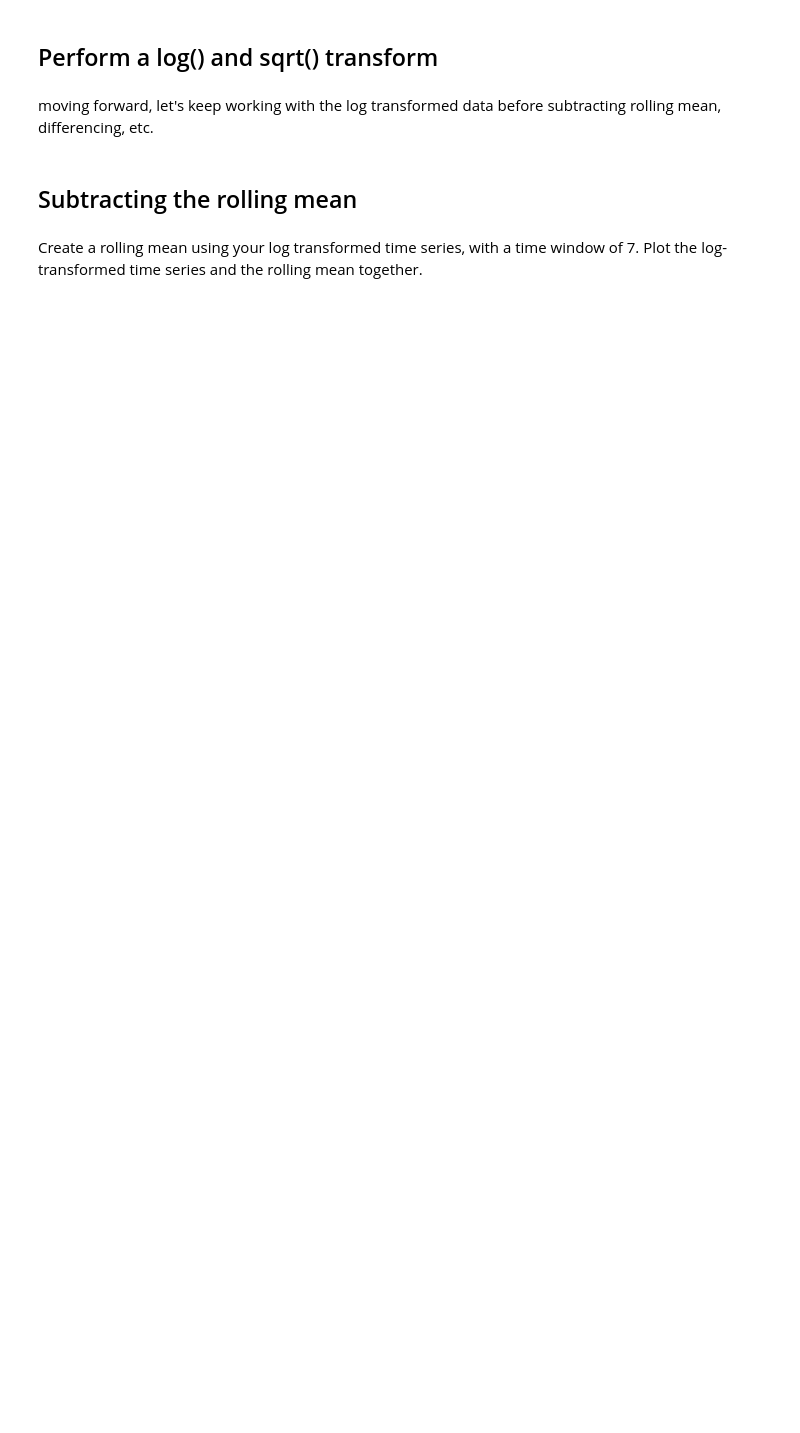
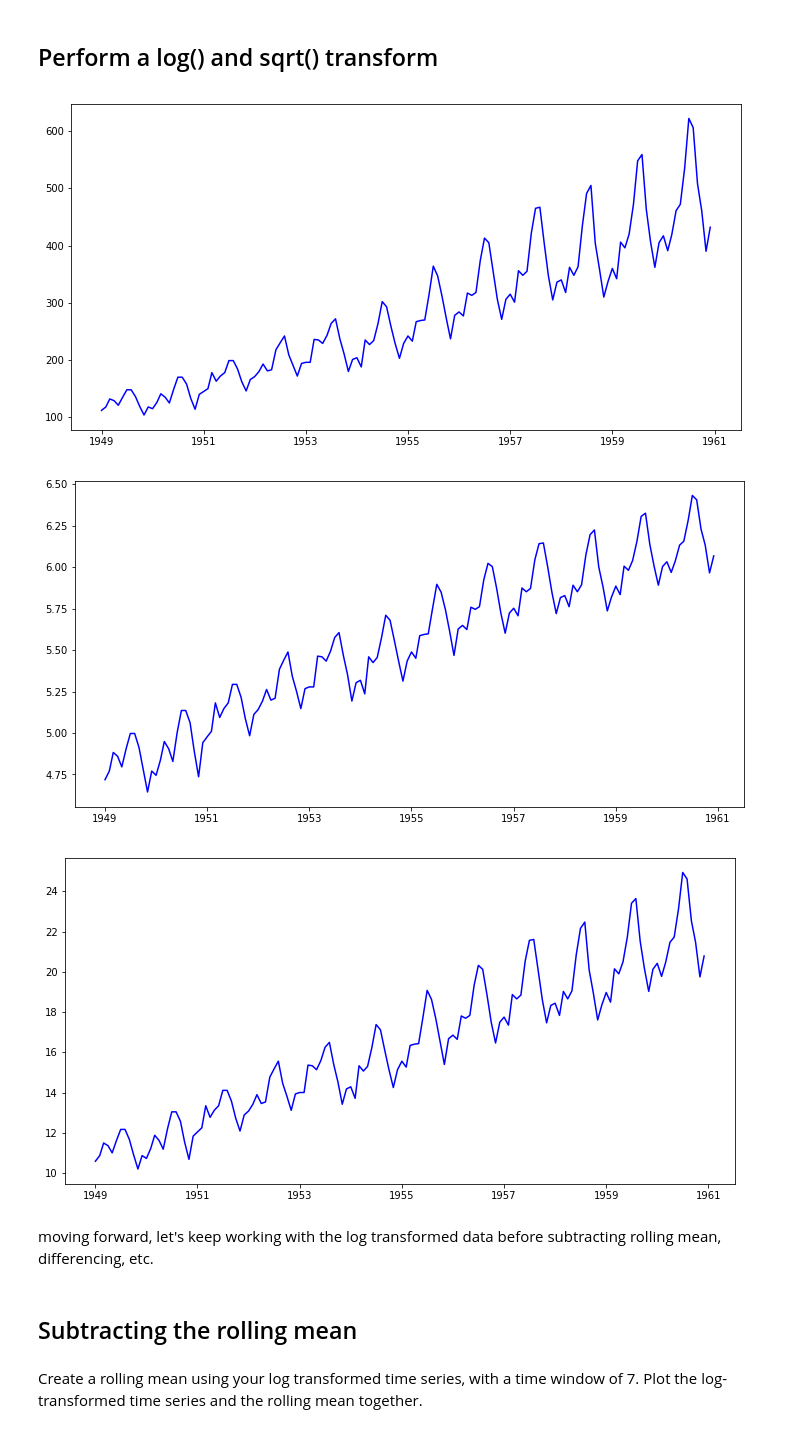
Before and after one commit to learn-co-curriculum/dsc-removing-trends-lab, a Jupyter notebook: index.ipynb, the cells around one changed output. Saved outputs shown, nothing was run; the diff lists cells and outputs as text; code cells hidden in the pictures; blank space fills up the shorter version.

```diff
--- a/index.ipynb
+++ b/index.ipynb
@@ -37,6 +103,23 @@ Use your newly created function on the airpassenger data set.
 ## Perform a log() and sqrt() transform
 # %%
 # Log transform timeseries and compare with original to check the effect
+# %%
+# __SOLUTION__
+# Log transform timeseries and compare with original to check the effect
+ts_log = np.log(ts)
+ts_sqrt= np.sqrt(ts)
+fig = plt.figure(figsize=(12,6))
+plt.plot(ts,  color='blue');
+plt.show()
+fig = plt.figure(figsize=(12,6))
+plt.plot(ts_log, color='blue');
+plt.show()
+fig = plt.figure(figsize=(12,6))
+plt.plot(ts_sqrt, color='blue');
+# %% [output]
+[figure, added]
+[figure, added]
+[figure, added]
 # %% [markdown]
 moving forward, let's keep working with the log transformed data before subtracting rolling mean, differencing, etc.
 # %% [markdown]
```
Also changed, not shown: parts of 15 cells of this notebook, 14 other files.
